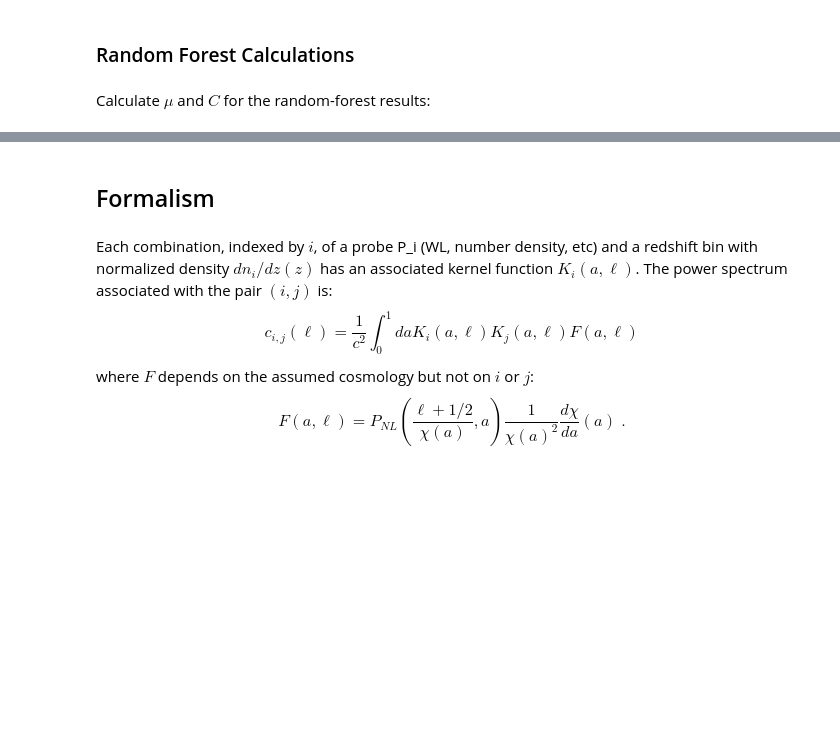
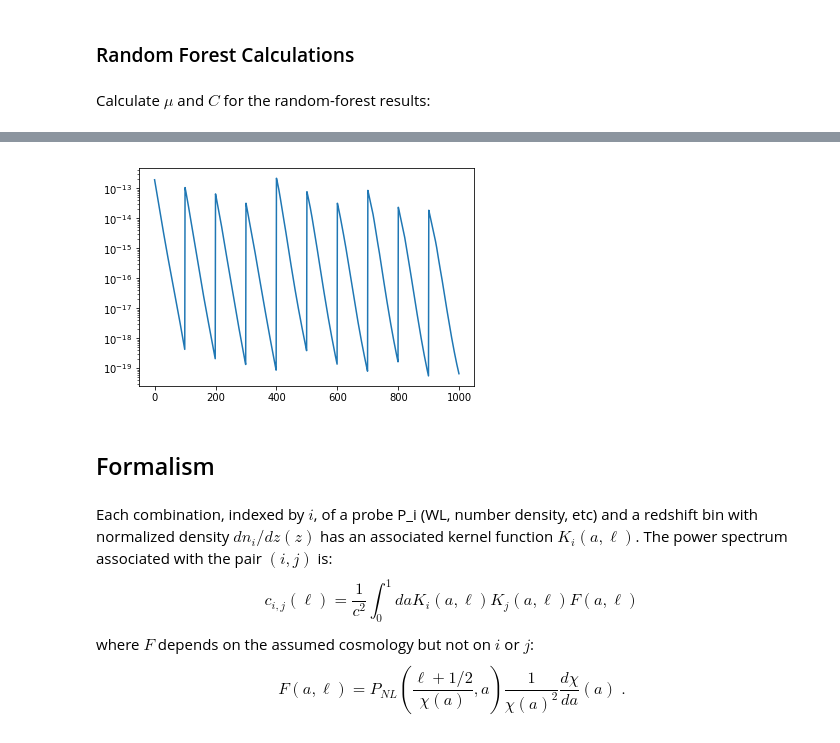
Before and after one commit to dkirkby/zotbin, a Jupyter notebook: Sandbox.ipynb, the cells around one changed output, grey strips where cells are left out. Saved outputs shown, nothing was run; the diff lists cells and outputs as text; code cells hidden in the pictures; blank space fills up the shorter version.

```diff
--- a/Sandbox.ipynb
+++ b/Sandbox.ipynb
@@ -159,5 +159,7 @@ plt.semilogy(nl_rf.reshape(-1));
 # %%
-#plt.semilogy(np.diag(sparse.to_dense(C)), '-');
+plt.semilogy(np.diag(sparse.to_dense(cov_rf)), '-');
+# %% [output]
+[figure, added]
 # %% [markdown]
 ## Formalism
 # %% [markdown]
```
Also changed, not shown: parts of 9 cells of this notebook.
